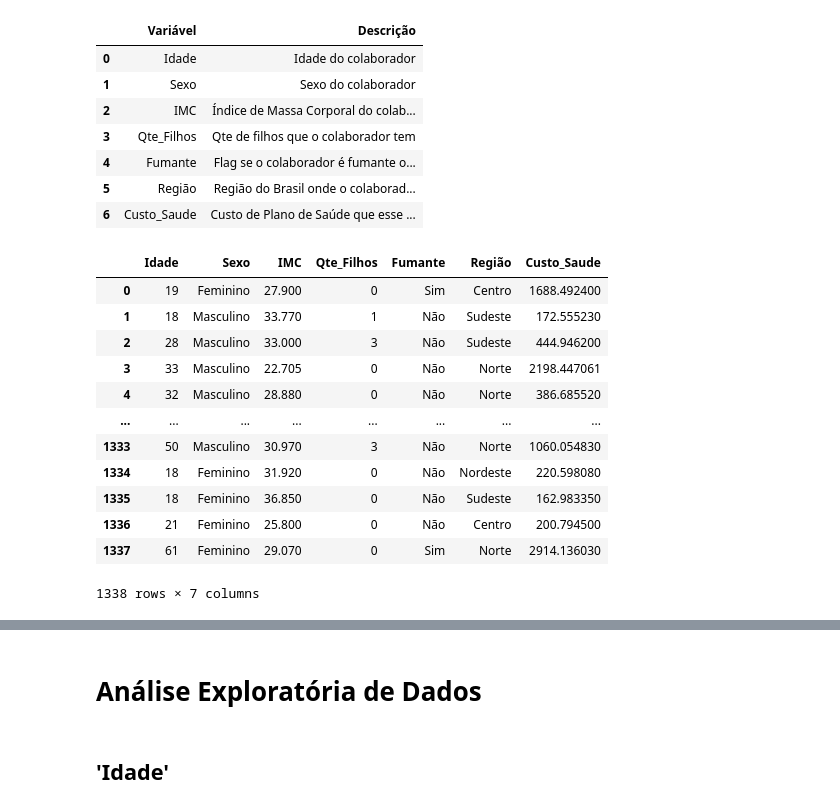
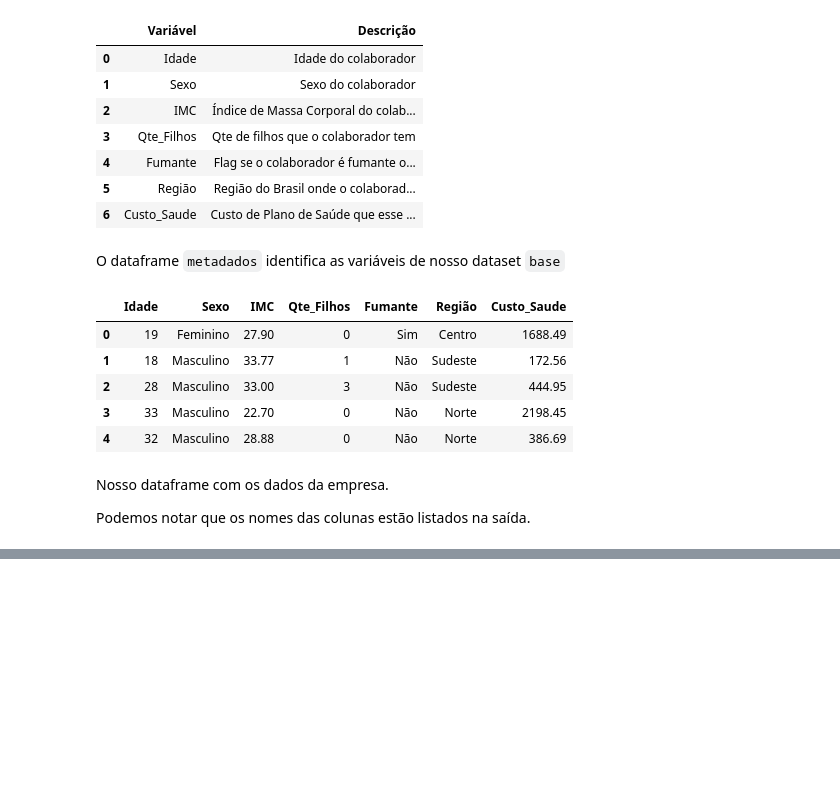
Before and after one commit to Mathsnts18/health_analytics, a Jupyter notebook: notebook/projeto.ipynb, the cells around one changed output, grey strips where cells are left out. Drawn from its saved outputs; the diff is of its cells as text; code cells hidden in the pictures; blank space fills up the shorter version.

```diff
--- a/notebook/projeto.ipynb
+++ b/notebook/projeto.ipynb
@@ -7,0 +17,2 @@ import statsmodels.api as sm
+# %%
+pd.set_option('display.float_format', '{:.2f}'.format)  # Formata os números com duas casas decimais
@@ -19,23 +32,22 @@ metadados
 | 4 | Fumante | Flag se o colaborador é fumante o... |
 | 5 | Região | Região do Brasil onde o colaborad... |
 | 6 | Custo_Saude | Custo de Plano de Saúde que esse ... |
+# %% [markdown]
+O dataframe `metadados` identifica as variáveis de nosso dataset `base`
 # %%
 df = pd.read_excel('base_plano_de_saude.xlsx', sheet_name='base')
-df
+df.head()
 # %% [output]
 |  | Idade | Sexo | IMC | Qte_Filhos | Fumante | Região | Custo_Saude |
-| 0 | 19 | Feminino | 27.900 | 0 | Sim | Centro | 1688.492400 |
-| 1 | 18 | Masculino | 33.770 | 1 | Não | Sudeste | 172.555230 |
-| 2 | 28 | Masculino | 33.000 | 3 | Não | Sudeste | 444.946200 |
-| 3 | 33 | Masculino | 22.705 | 0 | Não | Norte | 2198.447061 |
-| 4 | 32 | Masculino | 28.880 | 0 | Não | Norte | 386.685520 |
-| ... | ... | ... | ... | ... | ... | ... | ... |
-| 1333 | 50 | Masculino | 30.970 | 3 | Não | Norte | 1060.054830 |
-| 1334 | 18 | Feminino | 31.920 | 0 | Não | Nordeste | 220.598080 |
-| 1335 | 18 | Feminino | 36.850 | 0 | Não | Sudeste | 162.983350 |
-| 1336 | 21 | Feminino | 25.800 | 0 | Não | Centro | 200.794500 |
-| 1337 | 61 | Feminino | 29.070 | 0 | Sim | Norte | 2914.136030 |
+| 0 | 19 | Feminino | 27.90 | 0 | Sim | Centro | 1688.49 |
+| 1 | 18 | Masculino | 33.77 | 1 | Não | Sudeste | 172.56 |
+| 2 | 28 | Masculino | 33.00 | 3 | Não | Sudeste | 444.95 |
+| 3 | 33 | Masculino | 22.70 | 0 | Não | Norte | 2198.45 |
+| 4 | 32 | Masculino | 28.88 | 0 | Não | Norte | 386.69 |
-1338 rows × 7 columns
+# %% [markdown]
+Nosso dataframe com os dados da empresa.
+
+Podemos notar que os nomes das colunas estão listados na saída.
 # %%
 df.info()
 # %% [output]
@@ -53,7 +65,3 @@ Data columns (total 7 columns):
  6   Custo_Saude  1338 non-null   float64
 dtypes: float64(2), int64(2), object(3)
 memory usage: 73.3+ KB
-# %% [markdown]
-# Análise Exploratória de Dados
-# %% [markdown]
-## 'Idade'
```
Also changed, not shown: parts of 91 cells of this notebook, 3 other files.
